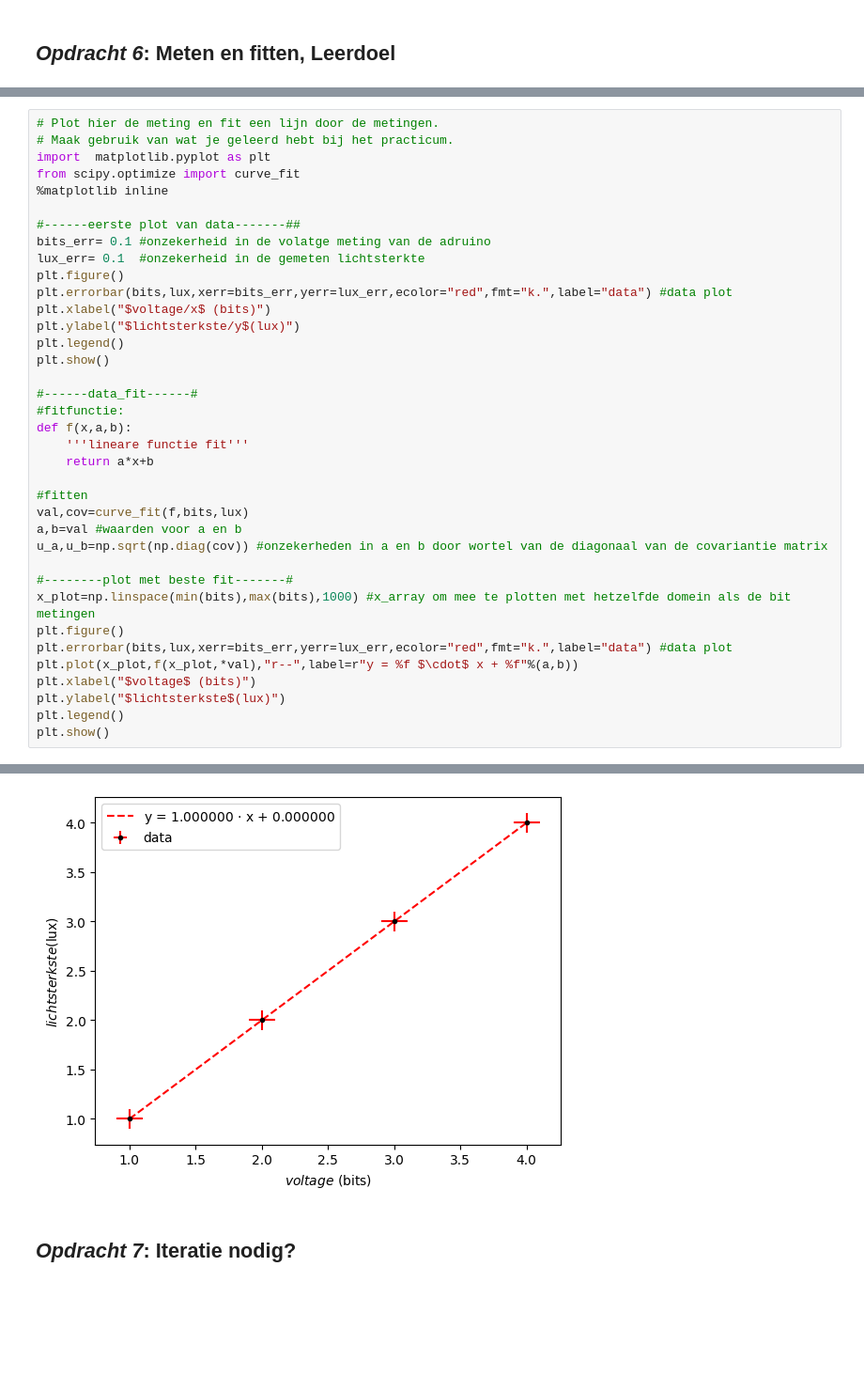
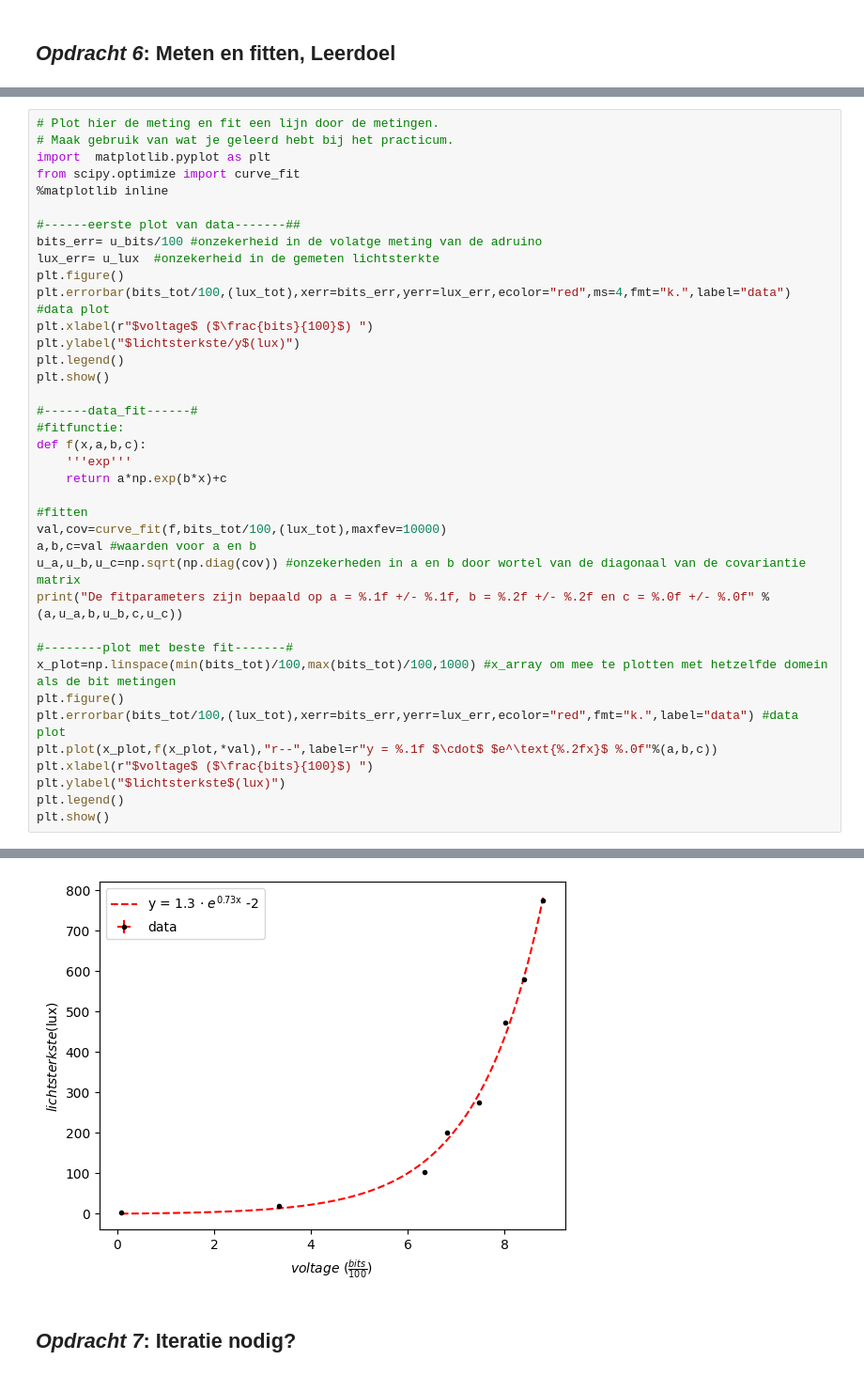
Before and after one commit to IshaSchneiders/opdrachten-DEF-D-Isha_Schneiders, a Jupyter notebook: FysiekeOntwerpopdrachten/1KalibreerEenSensorDigitaalAnaloog/DEFOntwerpopdracht1KalibreerEenSensorInvulTemplate.ipynb, the cells around one changed output, grey strips where cells are left out. Shown at 94% size. Drawn from its saved outputs; the diff is of its cells as text; blank space fills up the shorter version.

```diff
--- a/FysiekeOntwerpopdrachten/1KalibreerEenSensorDigitaalAnaloog/DEFOntwerpopdracht1KalibreerEenSensorInvulTemplate.ipynb
+++ b/FysiekeOntwerpopdrachten/1KalibreerEenSensorDigitaalAnaloog/DEFOntwerpopdracht1KalibreerEenSensorInvulTemplate.ipynb
@@ -71,32 +158,33 @@ from scipy.optimize import curve_fit
 %matplotlib inline
 
 #------eerste plot van data-------##
-bits_err= 0.1 #onzekerheid in de volatge meting van de adruino
-lux_err= 0.1  #onzekerheid in de gemeten lichtsterkte
+bits_err= u_bits/100 #onzekerheid in de volatge meting van de adruino
+lux_err= u_lux  #onzekerheid in de gemeten lichtsterkte
 plt.figure()
-plt.errorbar(bits,lux,xerr=bits_err,yerr=lux_err,ecolor="red",fmt="k.",label="data") #data plot
-plt.xlabel("$voltage/x$ (bits)")
+plt.errorbar(bits_tot/100,(lux_tot),xerr=bits_err,yerr=lux_err,ecolor="red",ms=4,fmt="k.",label="data") #data plot
+plt.xlabel(r"$voltage$ ($\frac{bits}{100}$) ")
 plt.ylabel("$lichtsterkste/y$(lux)")
 plt.legend()
 plt.show()
 
 #------data_fit------#
 #fitfunctie:
-def f(x,a,b):
-    '''lineare functie fit'''
-    return a*x+b
+def f(x,a,b,c):
+    '''exp'''
+    return a*np.exp(b*x)+c
 
 #fitten
-val,cov=curve_fit(f,bits,lux)
-a,b=val #waarden voor a en b
-u_a,u_b=np.sqrt(np.diag(cov)) #onzekerheden in a en b door wortel van de diagonaal van de covariantie matrix
+val,cov=curve_fit(f,bits_tot/100,(lux_tot),maxfev=10000)
+a,b,c=val #waarden voor a en b
+u_a,u_b,u_c=np.sqrt(np.diag(cov)) #onzekerheden in a en b door wortel van de diagonaal van de covariantie matrix
+print("De fitparameters zijn bepaald op a = %.1f +/- %.1f, b = %.2f +/- %.2f en c = %.0f +/- %.0f" %(a,u_a,b,u_b,c,u_c))
 
 #--------plot met beste fit-------#
-x_plot=np.linspace(min(bits),max(bits),1000) #x_array om mee te plotten met hetzelfde domein als de bit metingen
+x_plot=np.linspace(min(bits_tot)/100,max(bits_tot)/100,1000) #x_array om mee te plotten met hetzelfde domein als de bit metingen
 plt.figure()
-plt.errorbar(bits,lux,xerr=bits_err,yerr=lux_err,ecolor="red",fmt="k.",label="data") #data plot
-plt.plot(x_plot,f(x_plot,*val),"r--",label=r"y = %f $\cdot$ x + %f"%(a,b))
-plt.xlabel("$voltage$ (bits)")
+plt.errorbar(bits_tot/100,(lux_tot),xerr=bits_err,yerr=lux_err,ecolor="red",fmt="k.",label="data") #data plot
+plt.plot(x_plot,f(x_plot,*val),"r--",label=r"y = %.1f $\cdot$ $e^\text{%.2fx}$ %.0f"%(a,b,c))
+plt.xlabel(r"$voltage$ ($\frac{bits}{100}$) ")
 plt.ylabel("$lichtsterkste$(lux)")
 plt.legend()
 plt.show()
@@ -105,3 +194,3 @@ plt.show()
-[figure, old version]
+[figure, new version]
 # %% [markdown]
 ## *Opdracht 7*: Iteratie nodig?
```
Also changed, not shown: parts of 19 cells of this notebook.
